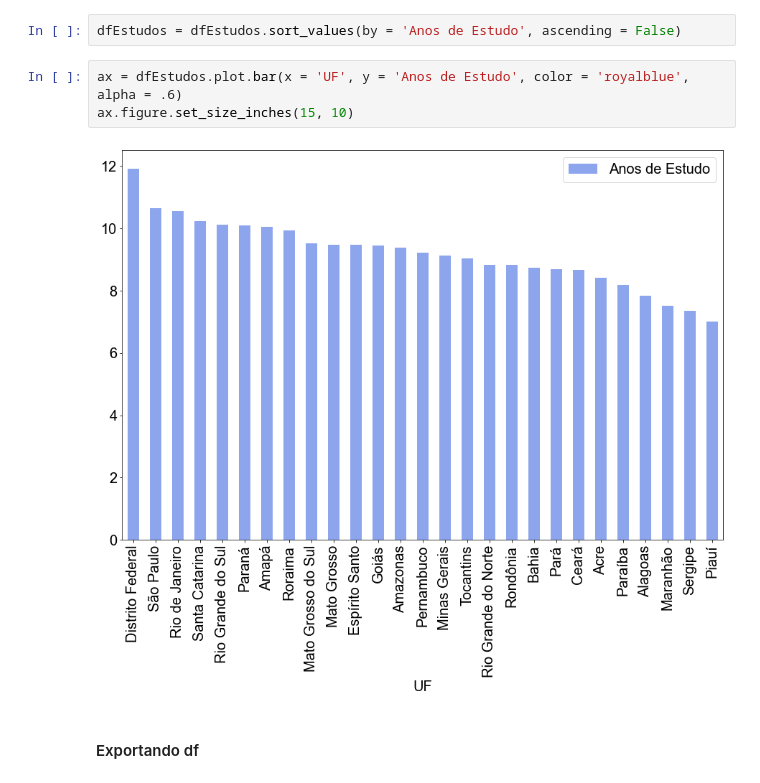
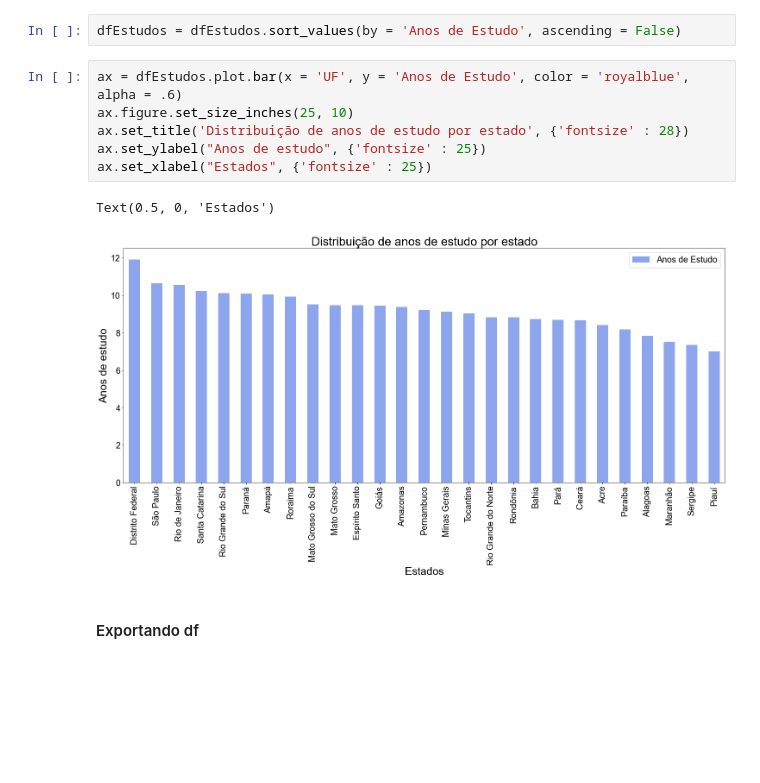
Before and after one commit to Marcus-Bernard0/Data-Science-projects, a Jupyter notebook: 1 - Projeto PNAD/Projeto.ipynb, the cells around one changed output. Drawn from its saved outputs; the diff is of its cells as text; blank space fills up the shorter version.

Commit message:
analise de renda e estudo

```diff
--- a/1 - Projeto PNAD/Projeto.ipynb
+++ b/1 - Projeto PNAD/Projeto.ipynb
@@ -731,9 +738,13 @@ dfEstudos
 dfEstudos = dfEstudos.sort_values(by = 'Anos de Estudo', ascending = False)
 # %%
 ax = dfEstudos.plot.bar(x = 'UF', y = 'Anos de Estudo', color = 'royalblue', alpha = .6)
-ax.figure.set_size_inches(15, 10)
+ax.figure.set_size_inches(25, 10)
+ax.set_title('Distribuição de anos de estudo por estado', {'fontsize' : 28})
+ax.set_ylabel("Anos de estudo", {'fontsize' : 25})
+ax.set_xlabel("Estados", {'fontsize' : 25})
 # %% [output]
+Text(0.5, 0, 'Estados')
-[figure, old version]
+[figure, new version]
 # %% [markdown]
 #### Exportando df
 # %%
```
Also changed, not shown: parts of 14 cells of this notebook, 1 other file.
